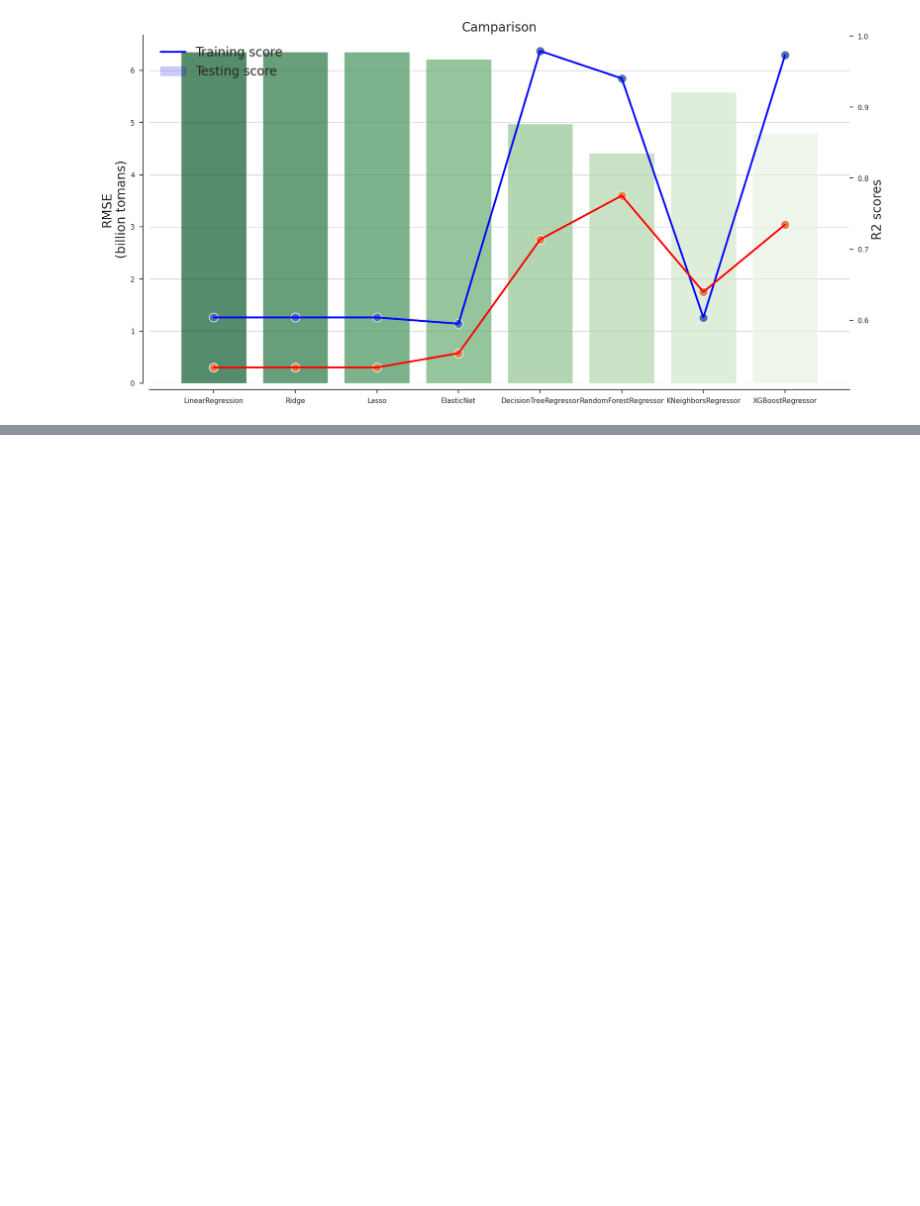
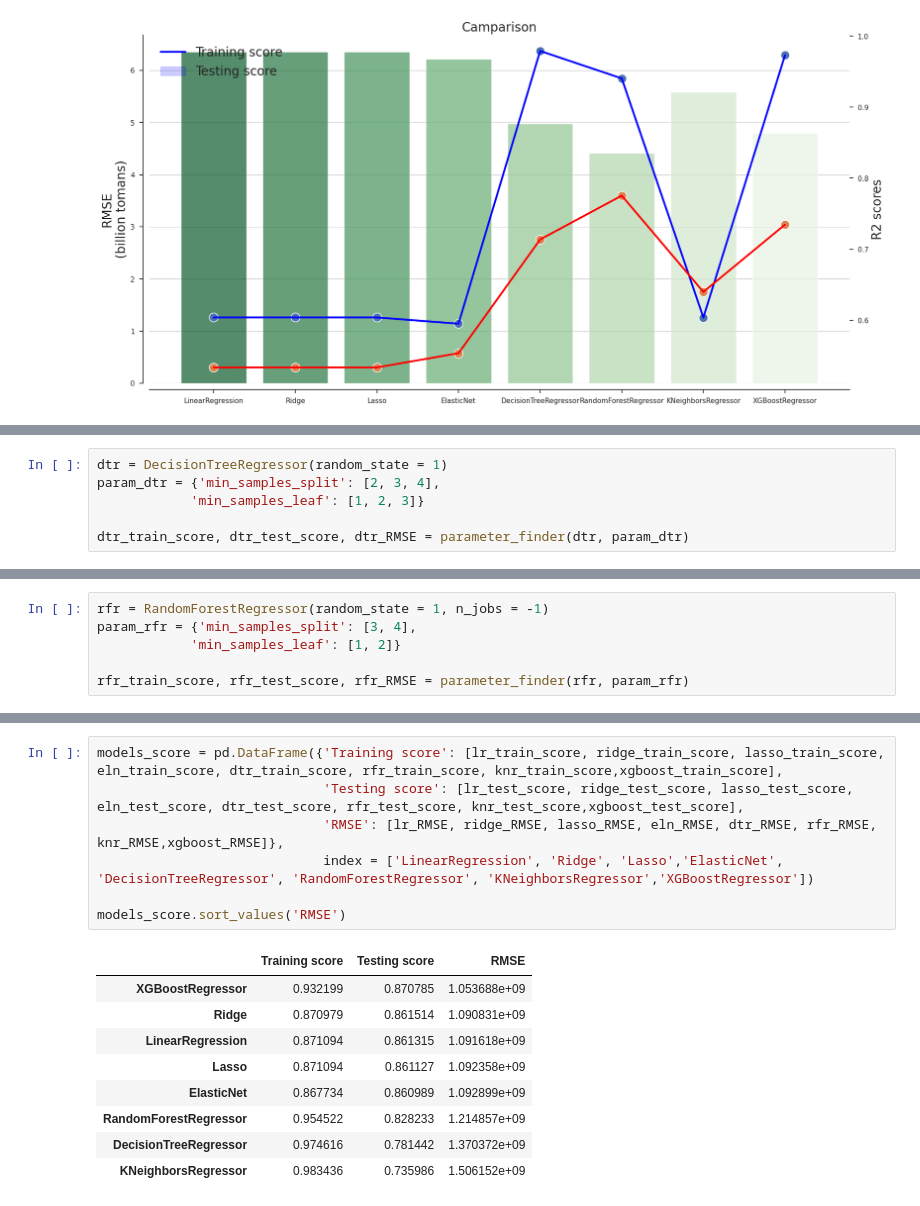
Before and after one commit to aminshaker/house_price_prediction, a Jupyter notebook: tehran-house-price-prediction.ipynb, the cells around one changed output, grey strips where cells are left out. Saved outputs shown, nothing was run; the diff lists cells and outputs as text; blank space fills up the shorter version.

```diff
--- a/tehran-house-price-prediction.ipynb
+++ b/tehran-house-price-prediction.ipynb
@@ -692,0 +779,6 @@ plt.show()
+# %%
+dtr = DecisionTreeRegressor(random_state = 1)
+param_dtr = {'min_samples_split': [2, 3, 4],
+            'min_samples_leaf': [1, 2, 3]}
+
+dtr_train_score, dtr_test_score, dtr_RMSE = parameter_finder(dtr, param_dtr)
@@ -692,0 +793,6 @@ plt.show()
+# %%
+rfr = RandomForestRegressor(random_state = 1, n_jobs = -1)
+param_rfr = {'min_samples_split': [3, 4],
+            'min_samples_leaf': [1, 2]}
+
+rfr_train_score, rfr_test_score, rfr_RMSE = parameter_finder(rfr, param_rfr)
@@ -692,0 +842,17 @@ plt.show()
+# %%
+models_score = pd.DataFrame({'Training score': [lr_train_score, ridge_train_score, lasso_train_score, eln_train_score, dtr_train_score, rfr_train_score, knr_train_score,xgboost_train_score],
+                             'Testing score': [lr_test_score, ridge_test_score, lasso_test_score, eln_test_score, dtr_test_score, rfr_test_score, knr_test_score,xgboost_test_score],
+                             'RMSE': [lr_RMSE, ridge_RMSE, lasso_RMSE, eln_RMSE, dtr_RMSE, rfr_RMSE, knr_RMSE,xgboost_RMSE]},
+                             index = ['LinearRegression', 'Ridge', 'Lasso','ElasticNet', 'DecisionTreeRegressor', 'RandomForestRegressor', 'KNeighborsRegressor','XGBoostRegressor'])
+
+models_score.sort_values('RMSE')
+# %% [output]
+|  | Training score | Testing score | RMSE |
+| XGBoostRegressor | 0.932199 | 0.870785 | 1.053688e+09 |
+| Ridge | 0.870979 | 0.861514 | 1.090831e+09 |
+| LinearRegression | 0.871094 | 0.861315 | 1.091618e+09 |
+| Lasso | 0.871094 | 0.861127 | 1.092358e+09 |
+| ElasticNet | 0.867734 | 0.860989 | 1.092899e+09 |
+| RandomForestRegressor | 0.954522 | 0.828233 | 1.214857e+09 |
+| DecisionTreeRegressor | 0.974616 | 0.781442 | 1.370372e+09 |
+| KNeighborsRegressor | 0.983436 | 0.735986 | 1.506152e+09 |
```
Also changed, not shown: parts of 34 cells of this notebook.
